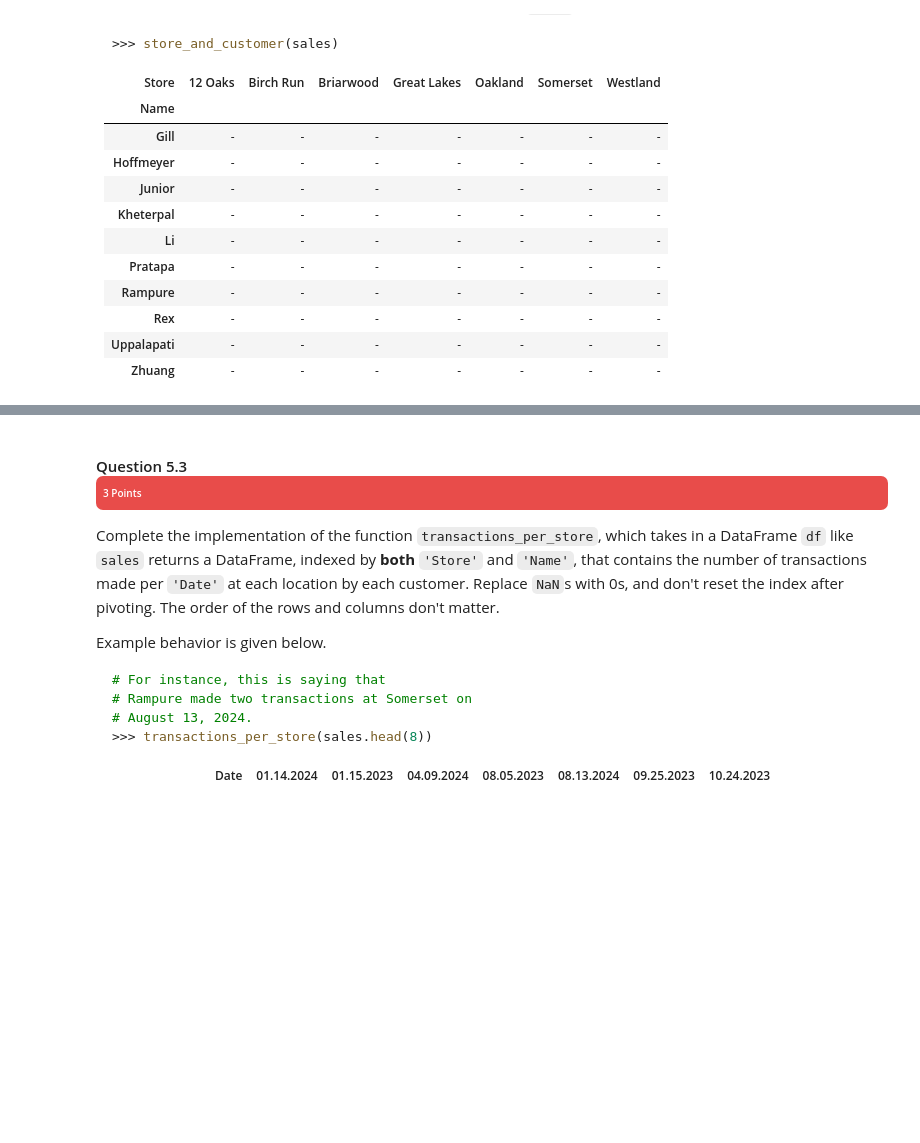
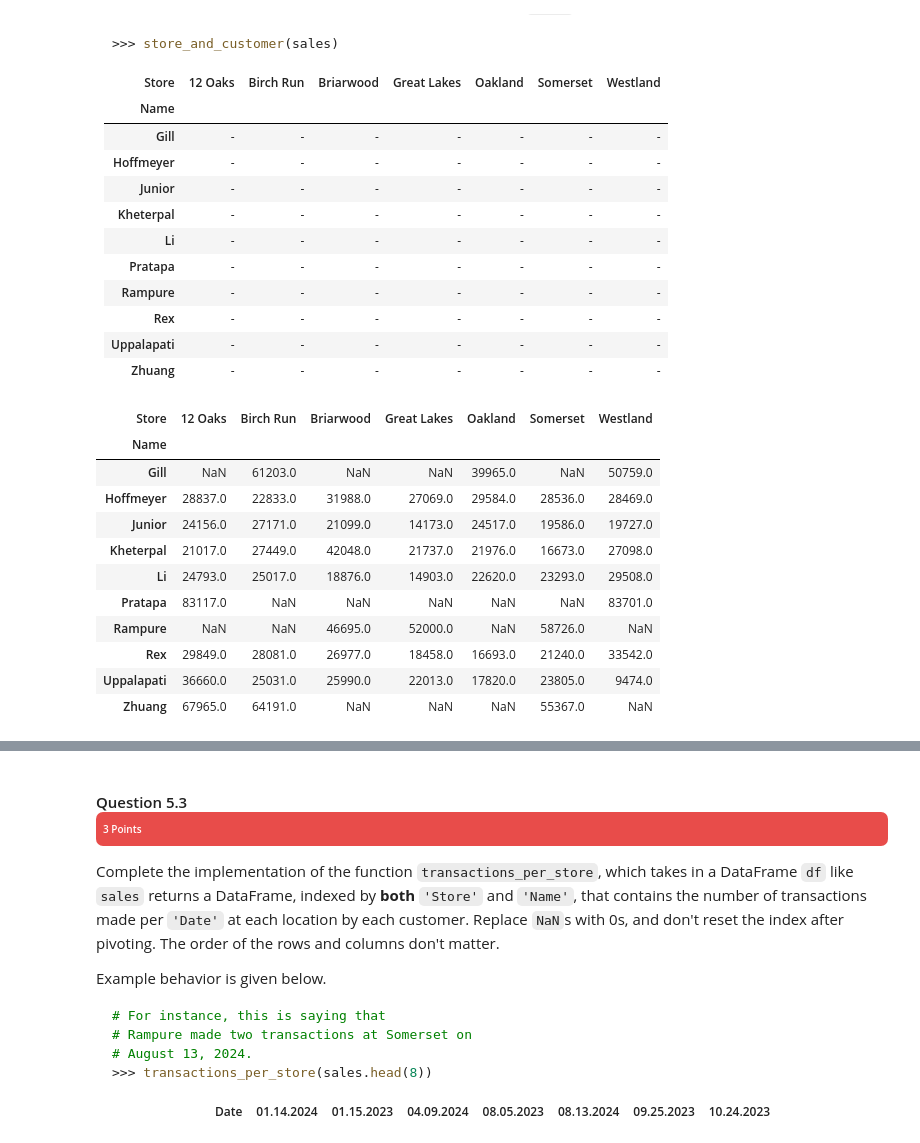
Before and after one commit to omin23/fa24, a Jupyter notebook: homeworks/hw03/hw03.ipynb, the cells around one changed output, grey strips where cells are left out. Saved outputs shown, nothing was run; the diff lists cells and outputs as text; code cells hidden in the pictures; blank space fills up the shorter version.

```diff
--- a/homeworks/hw03/hw03.ipynb
+++ b/homeworks/hw03/hw03.ipynb
@@ -932,9 +1147,22 @@ Example behavior is given below. We've intentionally hidden the true values that
 </table>
 # %%
 def store_and_customer(df):
-    ...
+    return df.pivot_table(index='Name', columns='Store', values='Total', aggfunc='sum', )
 
 # Feel free to change this input to make sure your function works correctly.
 store_and_customer(sales)
+# %% [output]
+| Store | 12 Oaks | Birch Run | Briarwood | Great Lakes | Oakland | Somerset | Westland |
+| Name |  |  |  |  |  |  |  |
+| Gill | NaN | 61203.0 | NaN | NaN | 39965.0 | NaN | 50759.0 |
+| Hoffmeyer | 28837.0 | 22833.0 | 31988.0 | 27069.0 | 29584.0 | 28536.0 | 28469.0 |
+| Junior | 24156.0 | 27171.0 | 21099.0 | 14173.0 | 24517.0 | 19586.0 | 19727.0 |
+| Kheterpal | 21017.0 | 27449.0 | 42048.0 | 21737.0 | 21976.0 | 16673.0 | 27098.0 |
+| Li | 24793.0 | 25017.0 | 18876.0 | 14903.0 | 22620.0 | 23293.0 | 29508.0 |
+| Pratapa | 83117.0 | NaN | NaN | NaN | NaN | NaN | 83701.0 |
+| Rampure | NaN | NaN | 46695.0 | 52000.0 | NaN | 58726.0 | NaN |
+| Rex | 29849.0 | 28081.0 | 26977.0 | 18458.0 | 16693.0 | 21240.0 | 33542.0 |
+| Uppalapati | 36660.0 | 25031.0 | 25990.0 | 22013.0 | 17820.0 | 23805.0 | 9474.0 |
+| Zhuang | 67965.0 | 64191.0 | NaN | NaN | NaN | 55367.0 | NaN |
 # %%
 grader.check("q05_2")
```
Also changed, not shown: parts of 47 cells of this notebook, 3 other files.
